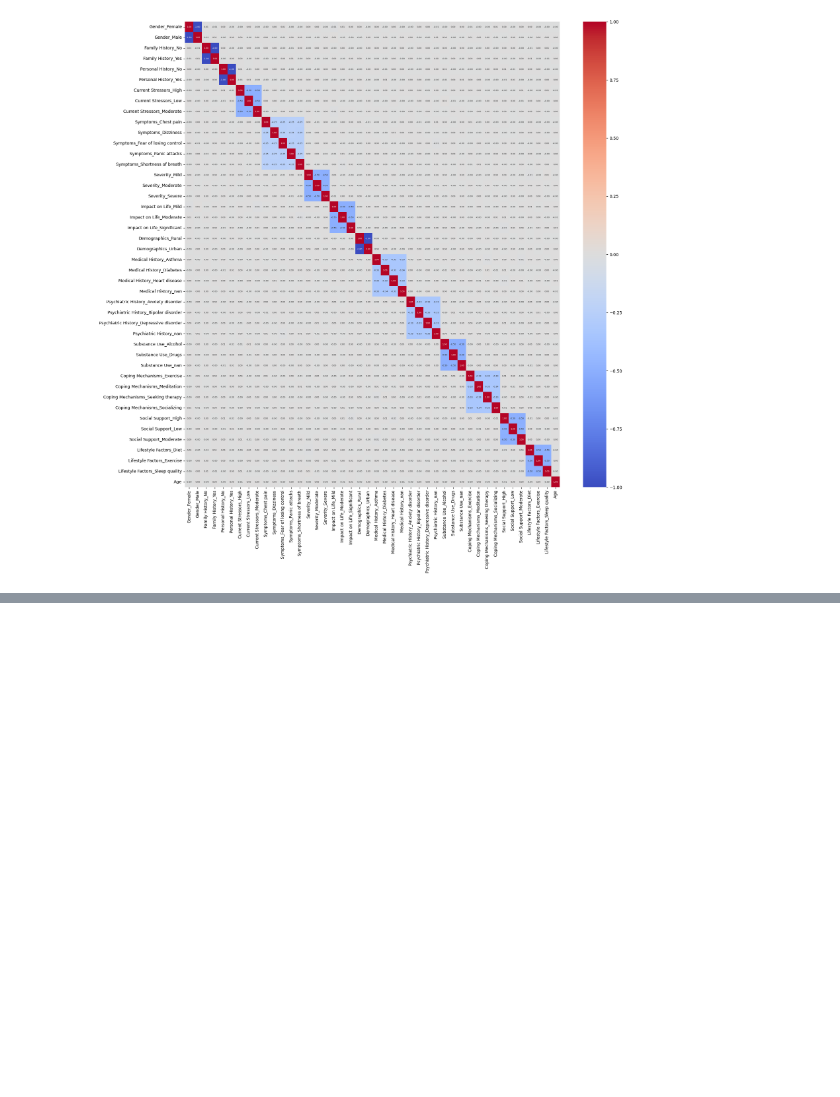
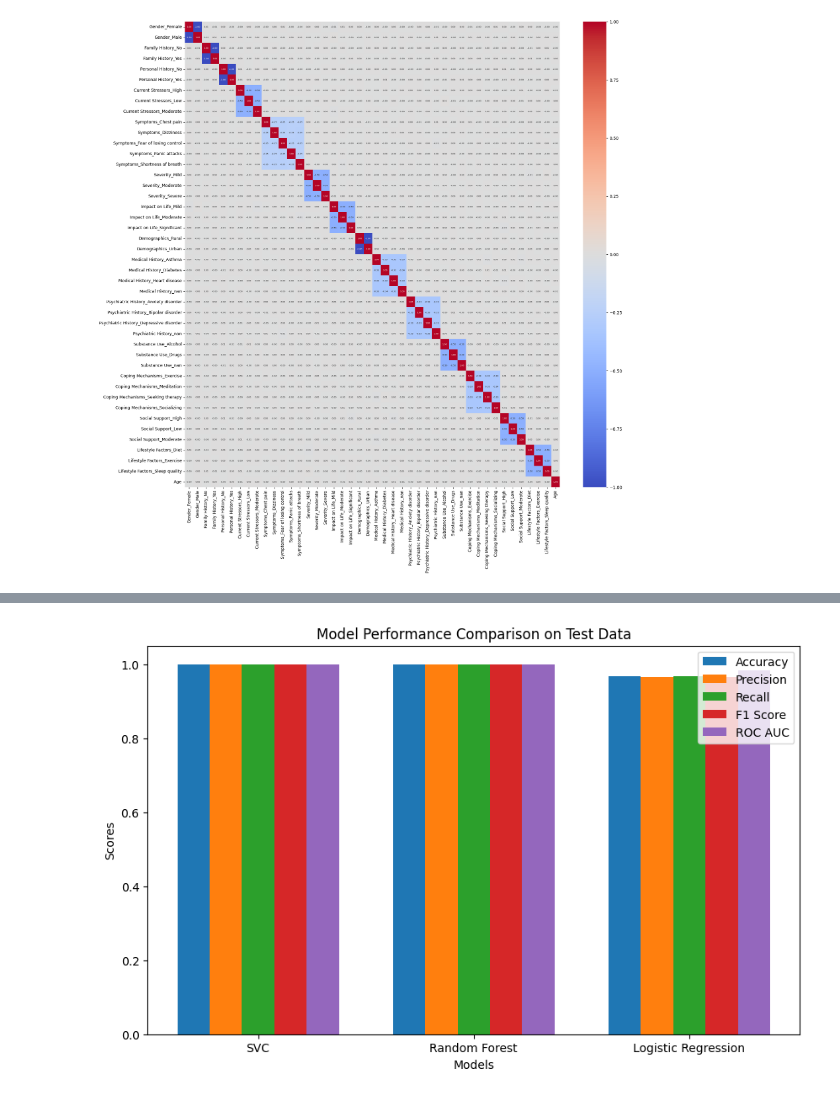
Before and after one commit to Vansh17555555/minor-1, a Jupyter notebook: M1.ipynb, the cells around one changed output, grey strips where cells are left out. Saved outputs shown, nothing was run; the diff lists cells and outputs as text; code cells hidden in the pictures; blank space fills up the shorter version.

```diff
--- a/M1.ipynb
+++ b/M1.ipynb
@@ -348,0 +390,8 @@ plt.show()
+# %%
+#SVC
+from sklearn.svm import SVC
+from sklearn.metrics import accuracy_score, precision_score, recall_score, f1_score,roc_auc_score
+from sklearn.model_selection import cross_val_score
+
+svc_model = SVC()
+svc_model.fit(X_train, Y_train)
@@ -348,0 +427,5 @@ plt.show()
+# %%
+##using Random Forest
+from sklearn.ensemble import RandomForestClassifier
+rf_model = RandomForestClassifier()
+rf_model.fit(X_train, Y_train)
@@ -348,0 +464,5 @@ plt.show()
+# %%
+#Logistic Regression
+from sklearn.linear_model import LogisticRegression
+lr_model = LogisticRegression()
+lr_model.fit(X_train, Y_train)
@@ -348,0 +495,63 @@ plt.show()
+# %%
+#Now testing all three of them on the test data
+# Generate predictions
+svc_preds = svc_model.predict(X_test)
+rf_preds = rf_model.predict(X_test)
+lr_preds = lr_model.predict(X_test)
+
+# Calculate metrics for each model
+models = ['SVC', 'Random Forest', 'Logistic Regression']
+accuracy = [
+    accuracy_score(y_test, svc_preds),
+    accuracy_score(y_test, rf_preds),
+    accuracy_score(y_test, lr_preds)
+]
+
+precision = [
+    precision_score(y_test, svc_preds, average='weighted'),
+    precision_score(y_test, rf_preds, average='weighted'),
+    precision_score(y_test, lr_preds, average='weighted')
+]
+
+recall = [
+    recall_score(y_test, svc_preds, average='weighted'),
+    recall_score(y_test, rf_preds, average='weighted'),
+    recall_score(y_test, lr_preds, average='weighted')
+]
+
+f1 = [
+    f1_score(y_test, svc_preds, average='weighted'),
+    f1_score(y_test, rf_preds, average='weighted'),
+    f1_score(y_test, lr_preds, average='weighted')
+]
+
+# ROC AUC score (Note: Only applicable for binary classification or using probability estimates)
+# Assuming binary classification here, else this should be skipped or modified for multiclass
+roc_auc = [
+    roc_auc_score(y_test, svc_model.decision_function(X_test)),
+    roc_auc_score(y_test, rf_model.predict_proba(X_test)[:, 1]),
+    roc_auc_score(y_test, lr_model.predict_proba(X_test)[:, 1])
+]
+
+# Plotting the results
+metrics = ['Accuracy', 'Precision', 'Recall', 'F1 Score', 'ROC AUC']
+values = [accuracy, precision, recall, f1, roc_auc]
+
+# Create a plot for the metrics
+x = np.arange(len(models))
+width = 0.15  # Width of the bars
+
+fig, ax = plt.subplots(figsize=(10, 6))
+for i, metric in enumerate(metrics):
+    ax.bar(x + i*width, values[i], width, label=metric)
+
+ax.set_xticks(x + width * 2)
+ax.set_xticklabels(models)
+ax.set_xlabel('Models')
+ax.set_ylabel('Scores')
+ax.set_title('Model Performance Comparison on Test Data')
+ax.legend()
+
+plt.show()
+# %% [output]
+[figure, added]
```
Also changed, not shown: parts of 27 cells of this notebook.
